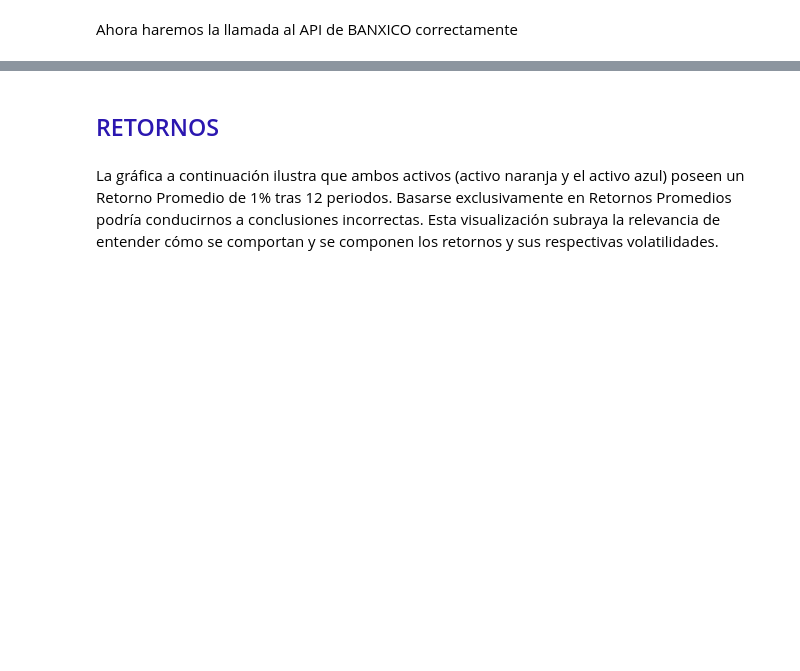
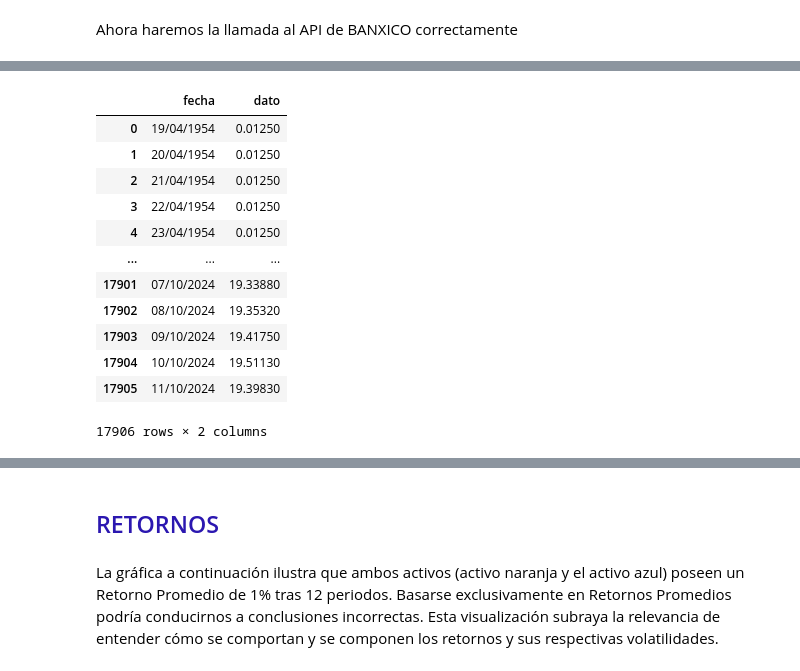
Before and after one commit to carlosdeoncedos/CienciasDatosFinanzas2024_10, a Jupyter notebook: sesion_2024_10_11.ipynb, the cells around one changed output, grey strips where cells are left out. Saved outputs shown, nothing was run; the diff lists cells and outputs as text; code cells hidden in the pictures; blank space fills up the shorter version.

```diff
--- a/sesion_2024_10_11.ipynb
+++ b/sesion_2024_10_11.ipynb
@@ -132,0 +145,2 @@ Ahora haremos la llamada al API de BANXICO correctamente
+# %%
+respuesta = requests.get(url, headers=headers)
@@ -132,0 +151,2 @@ Ahora haremos la llamada al API de BANXICO correctamente
+# %%
+datos = respuesta.json()
@@ -132,0 +173,20 @@ Ahora haremos la llamada al API de BANXICO correctamente
+# %%
+fix = datos['bmx']['series'][0]['datos']
+# %%
+df = pd.DataFrame(fix)
+# %%
+df
+# %% [output]
+|  | fecha | dato |
+| 0 | 19/04/1954 | 0.01250 |
+| 1 | 20/04/1954 | 0.01250 |
+| 2 | 21/04/1954 | 0.01250 |
+| 3 | 22/04/1954 | 0.01250 |
+| 4 | 23/04/1954 | 0.01250 |
+| ... | ... | ... |
+| 17901 | 07/10/2024 | 19.33880 |
+| 17902 | 08/10/2024 | 19.35320 |
+| 17903 | 09/10/2024 | 19.41750 |
+| 17904 | 10/10/2024 | 19.51130 |
+| 17905 | 11/10/2024 | 19.39830 |
+17906 rows × 2 columns
```
Also changed, not shown: parts of 11 cells of this notebook.
